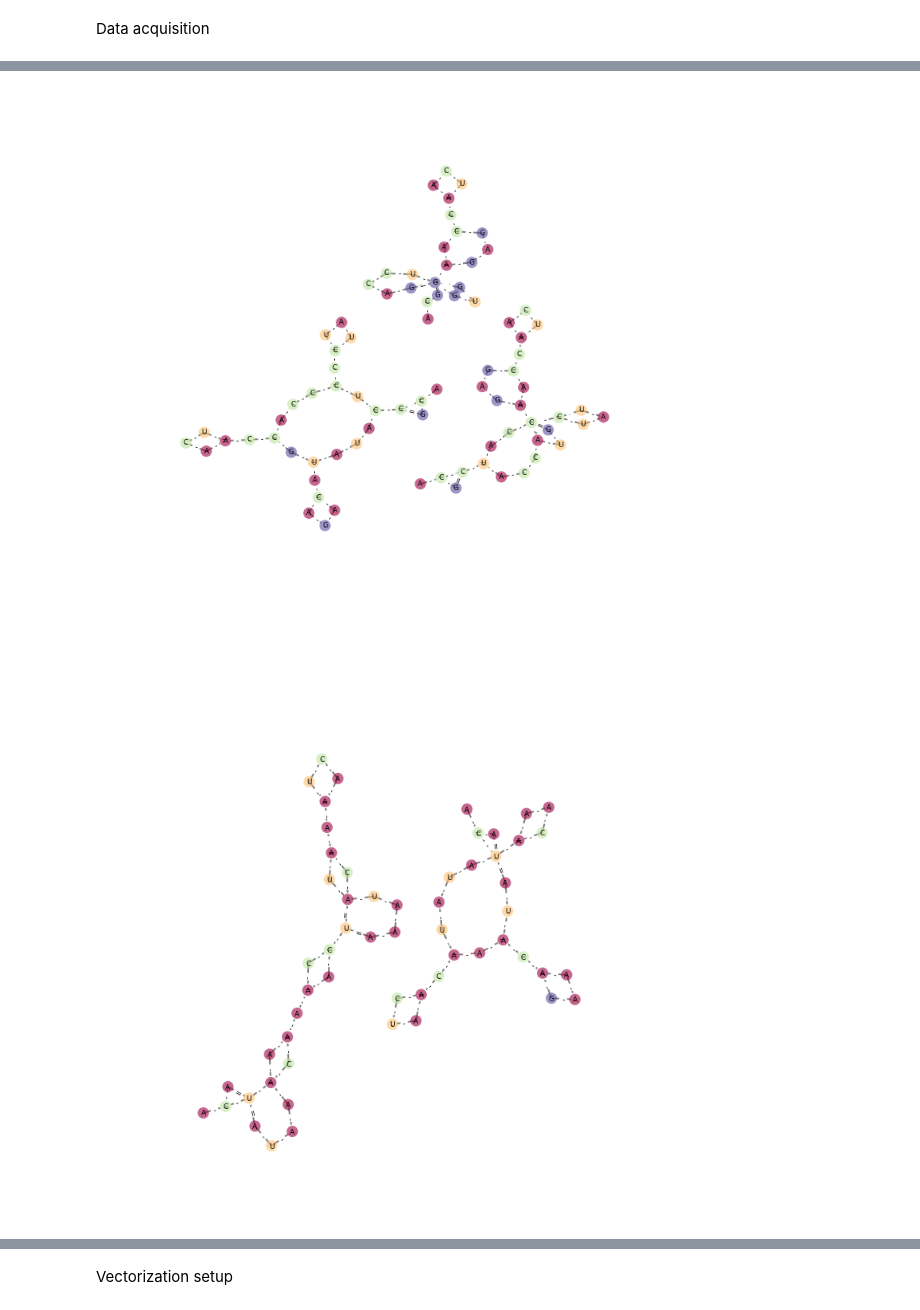
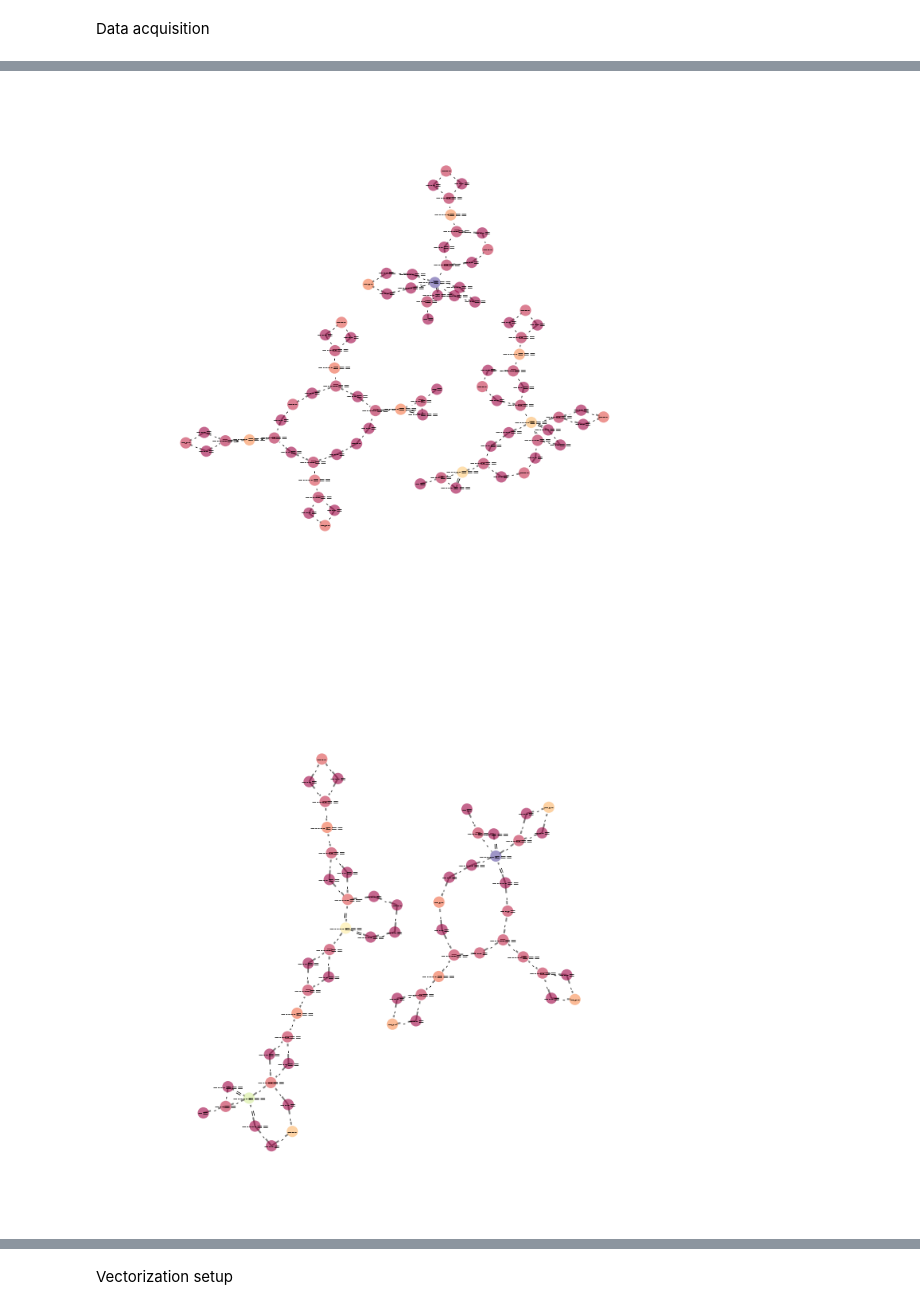
Before and after one commit to fabriziocosta/EDeN, a Jupyter notebook: examples/RNA_single_family.ipynb, the cells around one changed output, grey strips where cells are left out. Drawn from its saved outputs; the diff is of its cells as text; code cells hidden in the pictures.

```diff
--- a/examples/RNA_single_family.ipynb
+++ b/examples/RNA_single_family.ipynb
@@ -25,12 +25,14 @@ from eden.modifier.RNA import structure as RNA_s
 graphs = RNA_s.abstract_structure(graphs, level = 2)
 
 from eden.modifier.graph import vertex_attributes
-graphs = vertex_attributes.colorize(graphs)
+#graphs = vertex_attributes.colorize(graphs)
 
 #for sanity check we iterate on a handful (num) of seqeunces and display the MFE graph
-num = 2
+num = 3
 from eden.util import display
 import itertools as it
 for g in it.islice(graphs, num):
-    display.draw_graph(g,size=12,node_border = False, node_size = 200, vertex_color = 'level', colormap='Spectral')
+    display.draw_graph(g,size=12,node_border = False, node_size = 200,
+                       #secondary_vertex_label = 'weight',
+                       vertex_color = 'weight', colormap='Spectral')
 # %% [output]
@@ -38,2 +39,2 @@ for g in it.islice(graphs, num):
-[figure, old version]
+[figure, new version]
-[figure, old version]
+[figure, new version]
```
Also changed, not shown: parts of 1 cell of this notebook, 4 other files.
